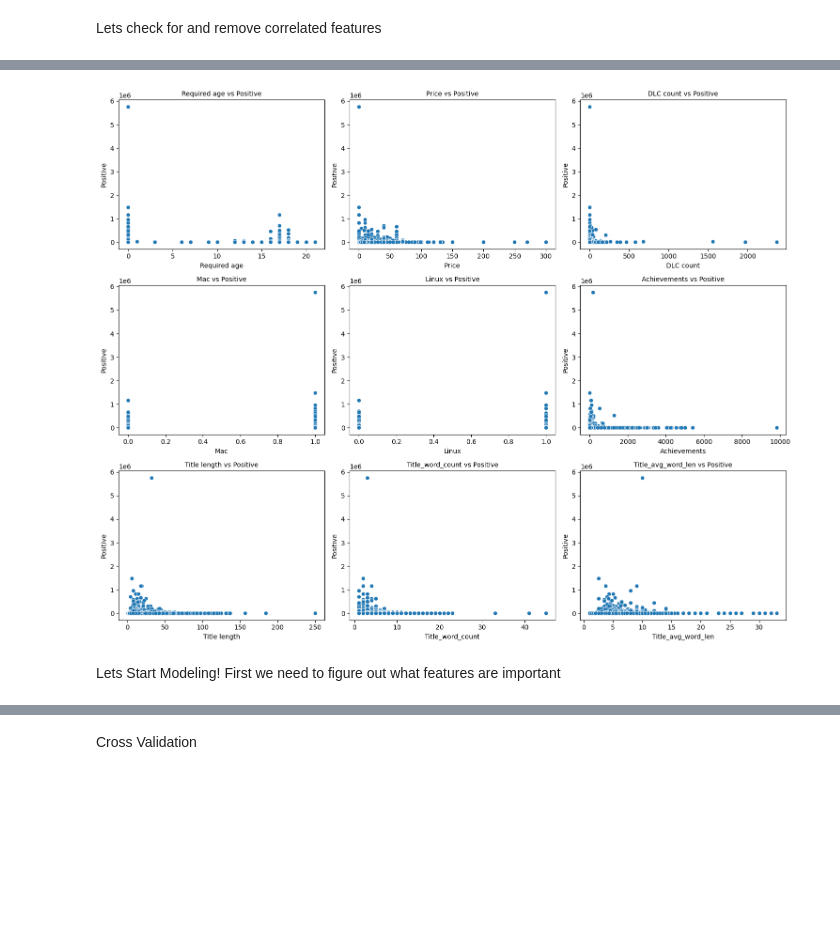
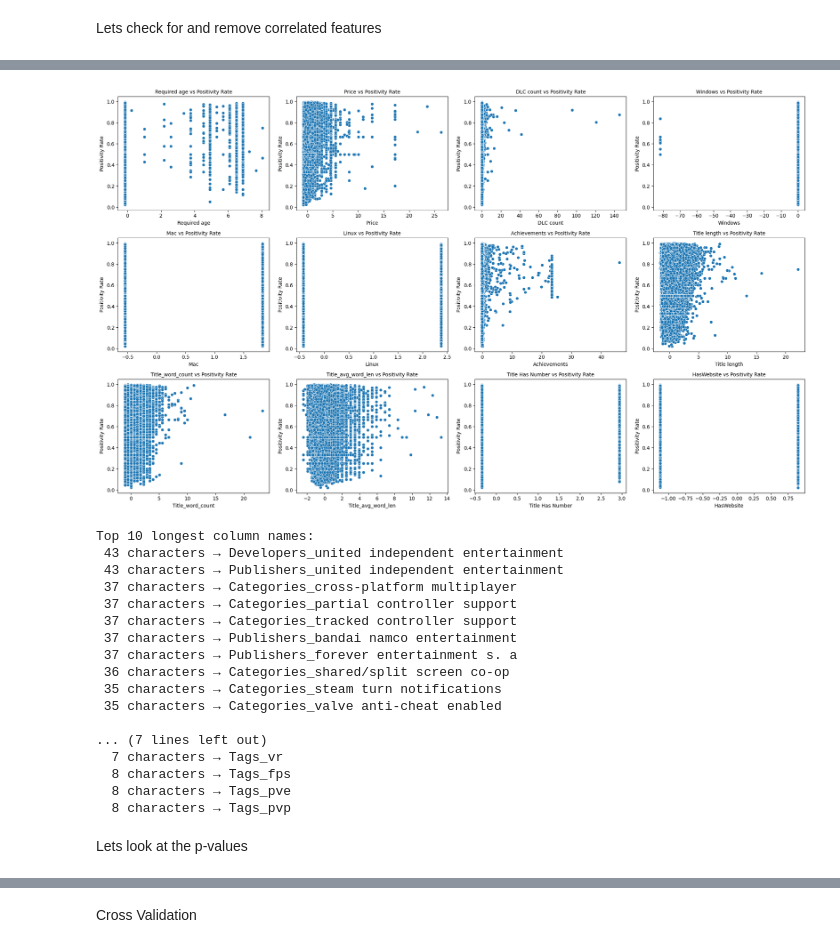
Before and after one commit to LittleDog117/MachineLearningFinal, a Jupyter notebook: MAchineLearningFinal.ipynb, the cells around one changed output, grey strips where cells are left out. Saved outputs shown, nothing was run; the diff lists cells and outputs as text; code cells hidden in the pictures; blank space fills up the shorter version.

```diff
--- a/MAchineLearningFinal.ipynb
+++ b/MAchineLearningFinal.ipynb
@@ -526,23 +612,24 @@ plot_feature_correlations(df, top_n=10)
 # %%
-def remove_highly_correlated_features(df, threshold=0.85, exclude_columns=None):
+def remove_highly_correlated_features(df, threshold=0.80, exclude_columns=None):
     if exclude_columns is None:
         exclude_columns = []
 
     numeric_df = df.select_dtypes(include=['number']).drop(columns=exclude_columns, errors='ignore')
     corr_matrix = numeric_df.corr().abs()
 
+    # Only consider upper triangle without diagonal
     upper = corr_matrix.where(np.triu(np.ones(corr_matrix.shape), k=1).astype(bool))
 
-    to_drop = set()
-    for col in upper.columns:
-        for row in upper.index:
-            if upper.loc[row, col] is not np.nan and upper.loc[row, col] > threshold:
-                # Drop 'col' (or could pick 'row' depending on strategy)
-                to_drop.add(col)
-                break  # only drop one feature per column once found
+    # Find columns to drop: for each column, if any correlation above threshold in upper triangle, mark it
+    to_drop = [col for col in upper.columns if any(upper[col] > threshold)]
 
-    print(f"🔍 Removing {len(to_drop)} highly correlated features with threshold > {threshold}")
-    return df.drop(columns=list(to_drop)), list(to_drop)
+    print(f"Removing {len(to_drop)} highly correlated features with threshold > {threshold}")
+    print("Sample of features removed (up to 20):")
+    print(to_drop[:20])
+
+    return df.drop(columns=to_drop), to_drop
+
+df, dropped_cols = remove_highly_correlated_features(df, 0.8, targets)
 
 print(f"Final number of features (columns): {df.shape[1]}")
 print(f"Number of samples (rows): {df.shape[0]}")
@@ -556,10 +646,14 @@ First 10 feature names:
 # %%
-print(df.columns.tolist())
-print(f"{len(df)} rows")
-print("===========================")
-print(df.describe(include='all'))
-print("===========================")
-print(df.head(2))
+print("================Basic Info======================")
 
-print(df['Languages_count'].value_counts())
+print(df.info)
+
+print("================Table Shape======================")
+
+rows, cols = df.shape
+print(f"Rows: {rows}, Columns: {cols}")
+
+print("================Table Head======================")
+
+print(df.head(4))
 # %% [output]
@@ -685,31 +777,31 @@ quick_plot_distributions(df, main_numerical_targets, main_categorical_targets)
 # %%
-def plot_features_vs_target(df, target='Positive', n_features=9):
+def plot_features_vs_target(df, target='Positivity Rate', n_features=12):
     # Select numeric features, exclude the target and non-numeric columns
     numeric_features = df.select_dtypes(include=['number']).columns.drop([target], errors='ignore')
 
     # Select the first n_features for plotting
     feature_columns = numeric_features[:n_features]
 
     # Setup subplot grid
-    cols = 3
+    cols = 4
     rows = math.ceil(len(feature_columns) / cols)
     fig, axes = plt.subplots(rows, cols, figsize=(cols * 5, rows * 4))
     axes = axes.flatten()
 
     # Plot each feature against the target
     for i, feature in enumerate(feature_columns):
         sns.scatterplot(data=df, x=feature, y=target, ax=axes[i])
         axes[i].set_title(f"{feature} vs {target}", fontsize=10)
         axes[i].set_xlabel(feature)
         axes[i].set_ylabel(target)
 
     # Turn off any unused subplots
     for j in range(i + 1, len(axes)):
         axes[j].axis('off')
 
     plt.tight_layout()
     plt.show()
 
-plot_features_vs_target(df, target='Positive', n_features=9)
+plot_features_vs_target(df, target='Positivity Rate', n_features=12)
 # %% [output]
-[figure, old version]
+[figure, new version]
@@ -729,5 +808,36 @@ plot_features_vs_target(df, target='Positive', n_features=9)
+# %%
+#Double Checked for Long names to make sure there are no weird features
+
+N = 10  # how many you want to print
+longest_columns = sorted(df.columns, key=len, reverse=True)[:N]
+print(f"Top {N} longest column names:")
+for col in longest_columns:
+    print(f"{len(col):>3} characters → {col}")
+
+shortest_columns = sorted(df.columns, key=len)[:N]
+print(f"\nTop {N} shortest column names:")
+for col in shortest_columns:
+    print(f"{len(col):>3} characters → {col}")
+# %% [output]
+Top 10 longest column names:
+ 43 characters → Developers_united independent entertainment
+ 43 characters → Publishers_united independent entertainment
+ 37 characters → Categories_cross-platform multiplayer
+ 37 characters → Categories_partial controller support
+ 37 characters → Categories_tracked controller support
+ 37 characters → Publishers_bandai namco entertainment
+ 37 characters → Publishers_forever entertainment s. a
+ 36 characters → Categories_shared/split screen co-op
+ 35 characters → Categories_steam turn notifications
+ 35 characters → Categories_valve anti-cheat enabled
+
+... (7 lines left out)
+  7 characters → Tags_vr
+  8 characters → Tags_fps
+  8 characters → Tags_pve
+  8 characters → Tags_pvp
 # %% [markdown]
-Lets Start Modeling! First we need to figure out what features are important
+Lets look at the p-values
 # %%
 def plot_feature_pvalues(df, features, target, alpha=0.05):
     numeric_features = [col for col in features if pd.api.types.is_numeric_dtype(df[col])]
```
Also changed, not shown: parts of 55 cells of this notebook.
